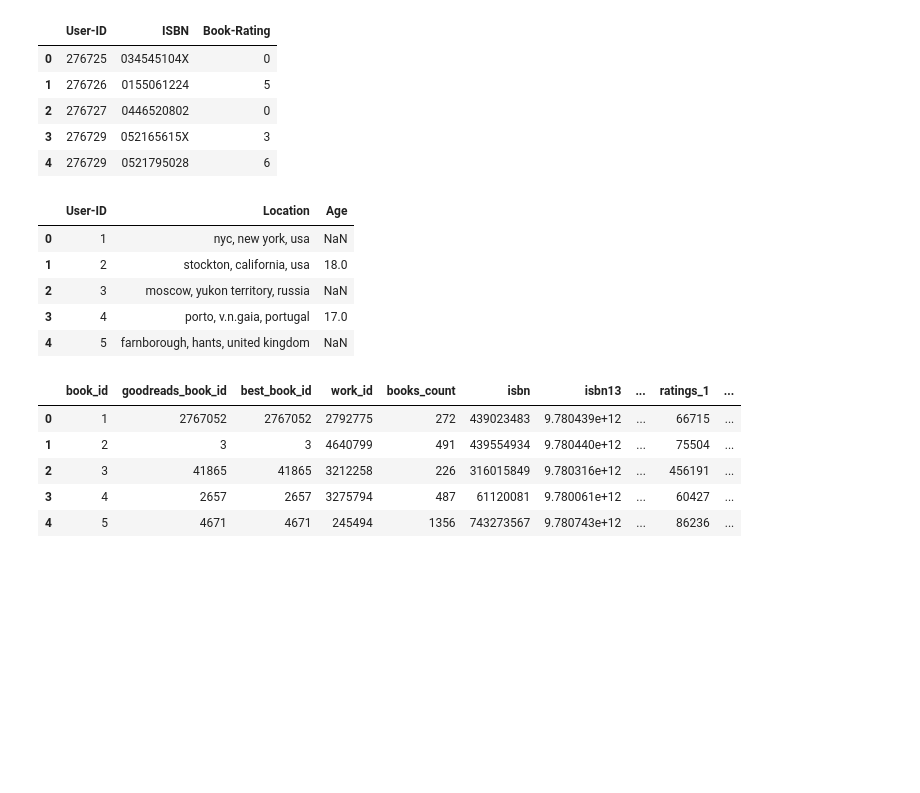
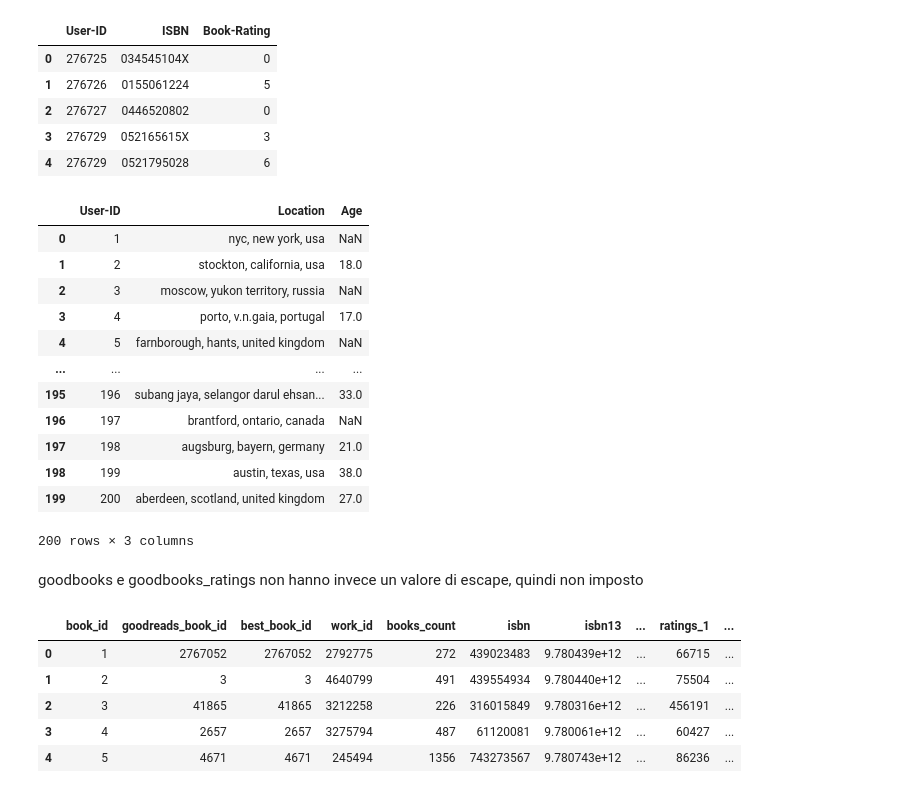
Before and after one commit to giocoal/goodreads-books-simple-data-processing, a Jupyter notebook: progetto2021_ultimo_update.ipynb, the cells around one changed output. Saved outputs shown, nothing was run; the diff lists cells and outputs as text; code cells hidden in the pictures; blank space fills up the shorter version.

Commit message:
, escapechar='\\'

```diff
--- a/progetto2021_ultimo_update.ipynb
+++ b/progetto2021_ultimo_update.ipynb
@@ -2,9 +2,11 @@
 import pandas as pd
 import re
 from matplotlib import pyplot as plt
+import numpy as np
 #from IPython.display import display
 pd.set_option('display.max_columns', 15)
-pd.set_option('display.max_rows', 15)
+pd.set_option('display.max_rows', 100)
+np.set_printoptions(threshold=np.inf)
 # %%
 from platform import python_version
 print(python_version())
@@ -35,15 +89,25 @@ ratings.head()
 | 3 | 276729 | 052165615X | 3 |
 | 4 | 276729 | 0521795028 | 6 |
 # %%
+# users usa il carattere \ come escape, lo imposto cosi elimino i problemi di read_csv
 users = pd.read_csv("https://github.com/gdv/foundationsCS/raw/master/progetti/2021/Users.csv.gz", compression = 'gzip',
-                    sep = ';', encoding = 'latin-1', low_memory=False)
-users.head()
+                    sep = ';', encoding = 'latin-1', escapechar='\\')
+users.head(200)
 # %% [output]
 |  | User-ID | Location | Age |
 | 0 | 1 | nyc, new york, usa | NaN |
 | 1 | 2 | stockton, california, usa | 18.0 |
 | 2 | 3 | moscow, yukon territory, russia | NaN |
 | 3 | 4 | porto, v.n.gaia, portugal | 17.0 |
 | 4 | 5 | farnborough, hants, united kingdom | NaN |
+| ... | ... | ... | ... |
+| 195 | 196 | subang jaya, selangor darul ehsan... | 33.0 |
+| 196 | 197 | brantford, ontario, canada | NaN |
+| 197 | 198 | augsburg, bayern, germany | 21.0 |
+| 198 | 199 | austin, texas, usa | 38.0 |
+| 199 | 200 | aberdeen, scotland, united kingdom | 27.0 |
+200 rows × 3 columns
+# %% [markdown]
+goodbooks e goodbooks_ratings non hanno invece un valore di escape, quindi non imposto
 # %%
 goodbooks = pd.read_csv("https://github.com/gdv/foundationsCS/raw/master/progetti/2021/goodbooks.csv.gz", compression = 'gzip',
```
Also changed, not shown: parts of 8 cells of this notebook.
